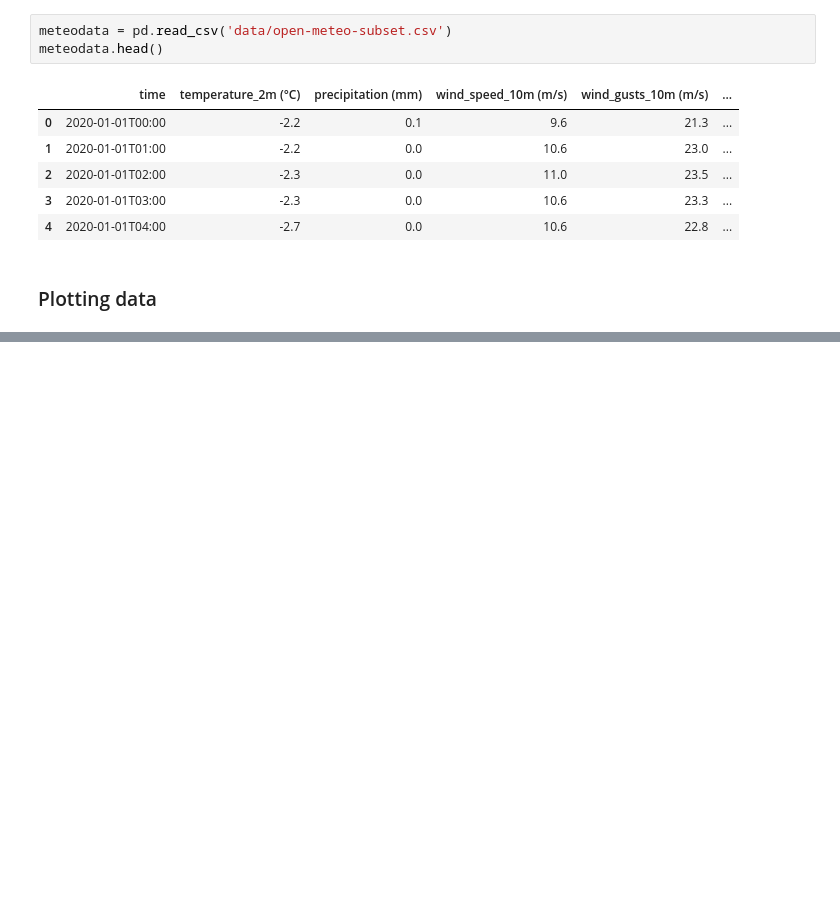
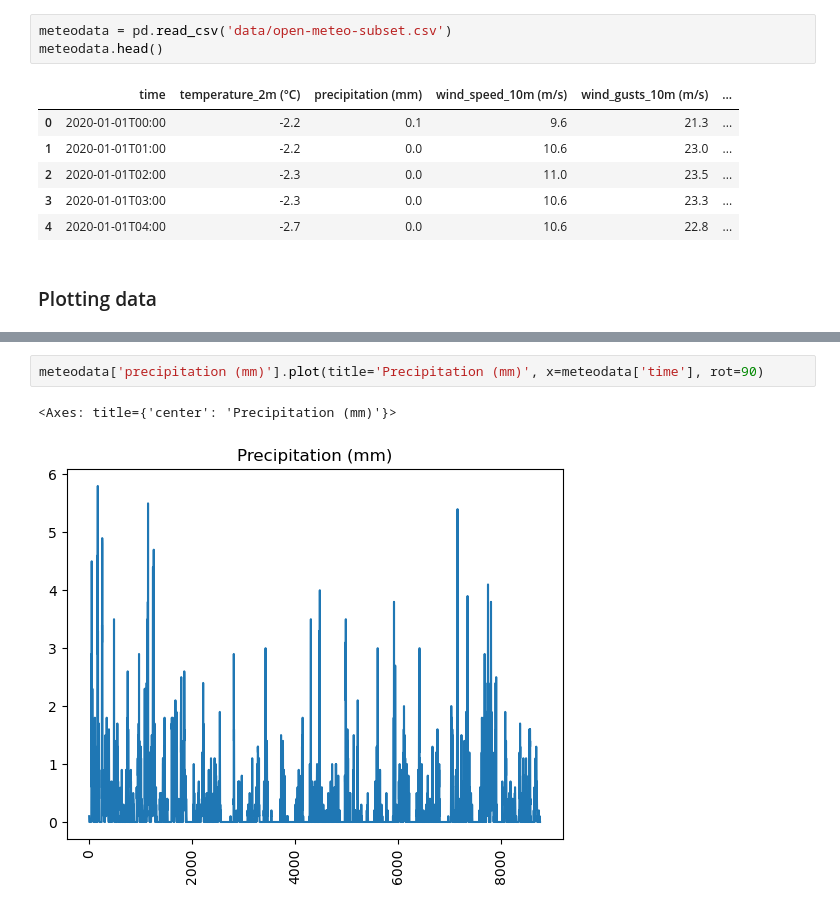
Before and after one commit to Satheris/IND320_SMAA, a Jupyter notebook: project/_.ipynb, the cells around one changed output, grey strips where cells are left out. Drawn from its saved outputs; the diff is of its cells as text; blank space fills up the shorter version.

```diff
--- a/project/_.ipynb
+++ b/project/_.ipynb
@@ -35,0 +48,5 @@ meteodata.head()
+# %%
+meteodata['precipitation (mm)'].plot(title='Precipitation (mm)', x=meteodata['time'], rot=90)
+# %% [output]
+<Axes: title={'center': 'Precipitation (mm)'}>
+[figure, added]
```
Also changed, not shown: parts of 7 cells of this notebook, 1 other file.
